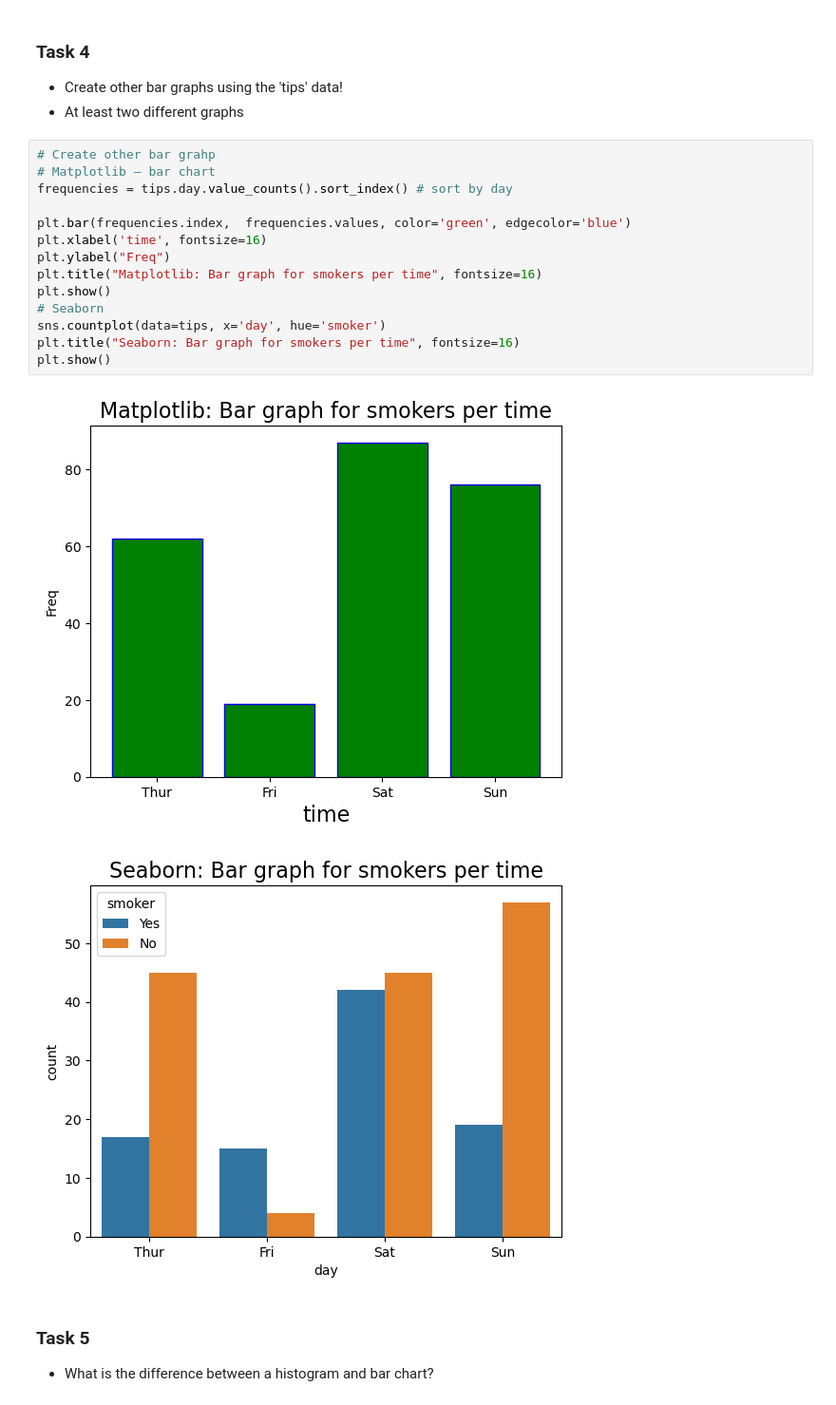
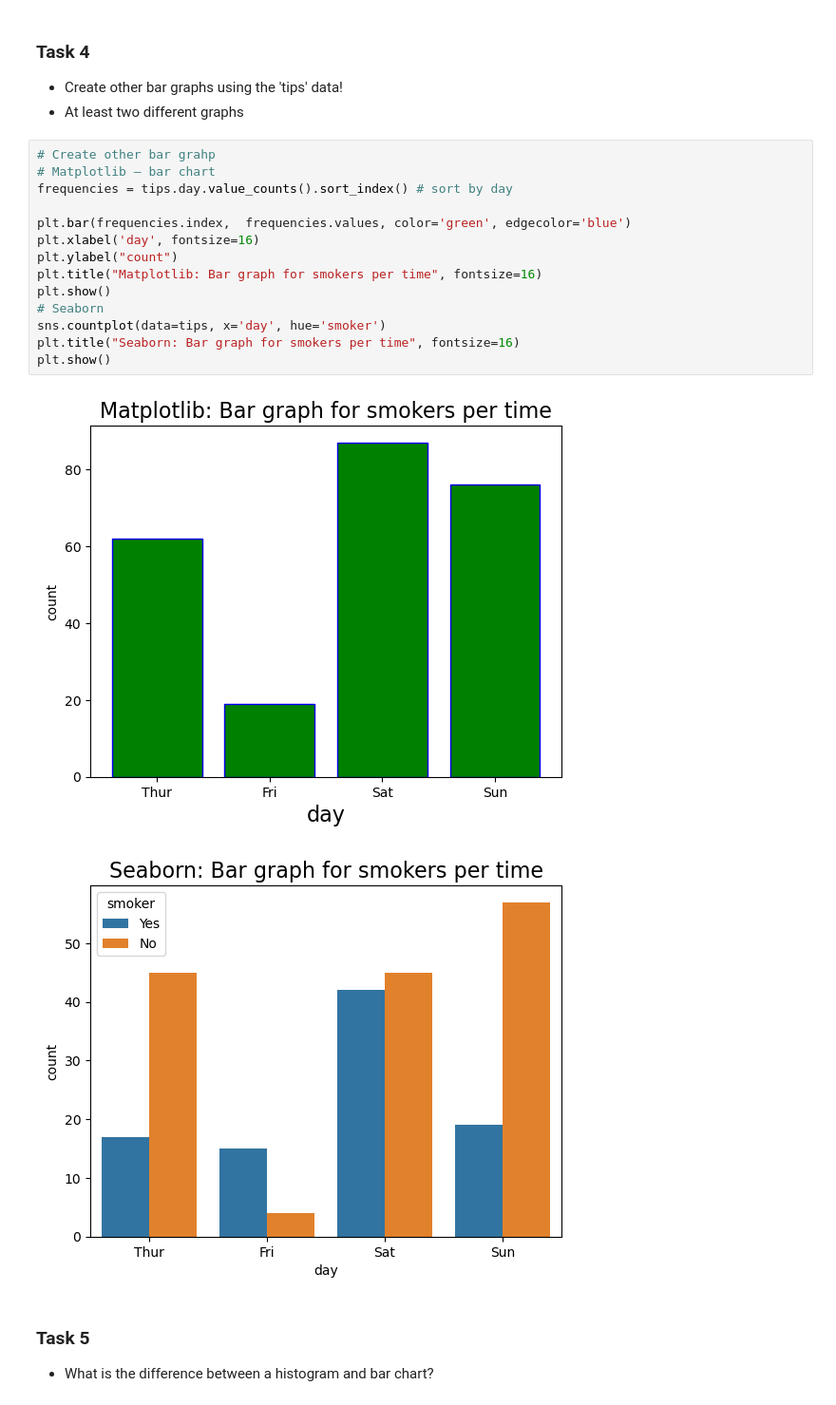
Before and after one commit to khiem-nguyen-ict/Basic-Skills-for-Data-Management, a Jupyter notebook: week37/Jupyter_intro.ipynb, the cells around one changed output. Shown at 95% size. Saved outputs shown, nothing was run; the diff lists cells and outputs as text.

```diff
--- a/week37/Jupyter_intro.ipynb
+++ b/week37/Jupyter_intro.ipynb
@@ -389,19 +389,19 @@ plt.show()
 # %%
 # Create other bar grahp
 # Matplotlib — bar chart
 frequencies = tips.day.value_counts().sort_index() # sort by day
 
 plt.bar(frequencies.index,  frequencies.values, color='green', edgecolor='blue')
-plt.xlabel('time', fontsize=16)
-plt.ylabel("Freq")
+plt.xlabel('day', fontsize=16)
+plt.ylabel("count")
 plt.title("Matplotlib: Bar graph for smokers per time", fontsize=16)
 plt.show()
 # Seaborn
 sns.countplot(data=tips, x='day', hue='smoker')
 plt.title("Seaborn: Bar graph for smokers per time", fontsize=16)
 plt.show()
 # %% [output]
-[figure, old version]
+[figure, new version]
 [figure]
 # %% [markdown]
 ### Task 5
```
Also changed, not shown: 1 other file.
